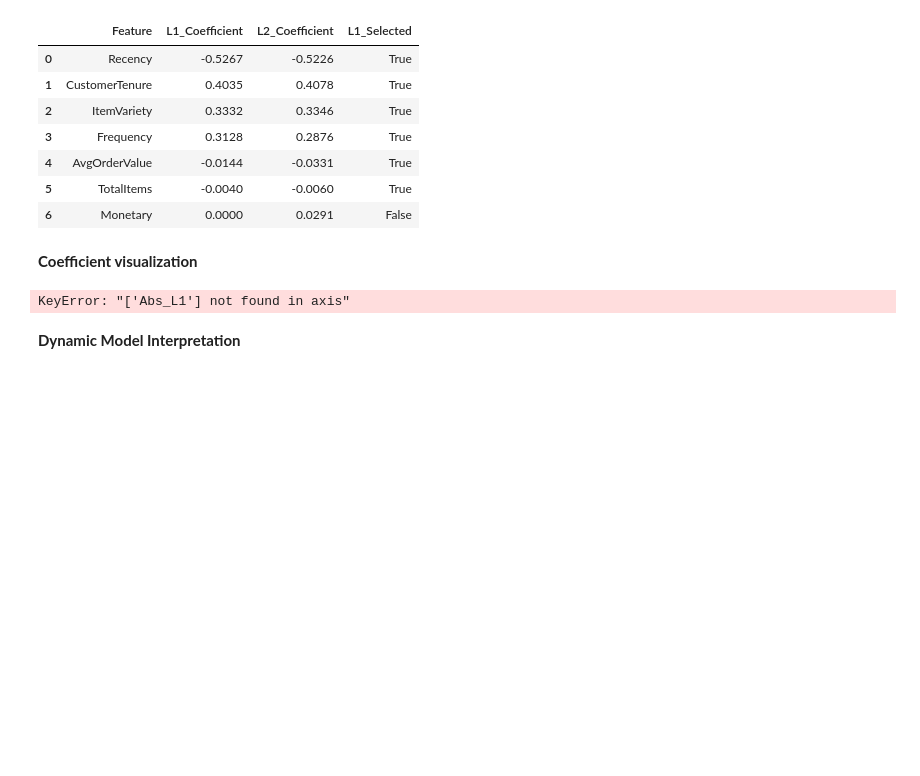
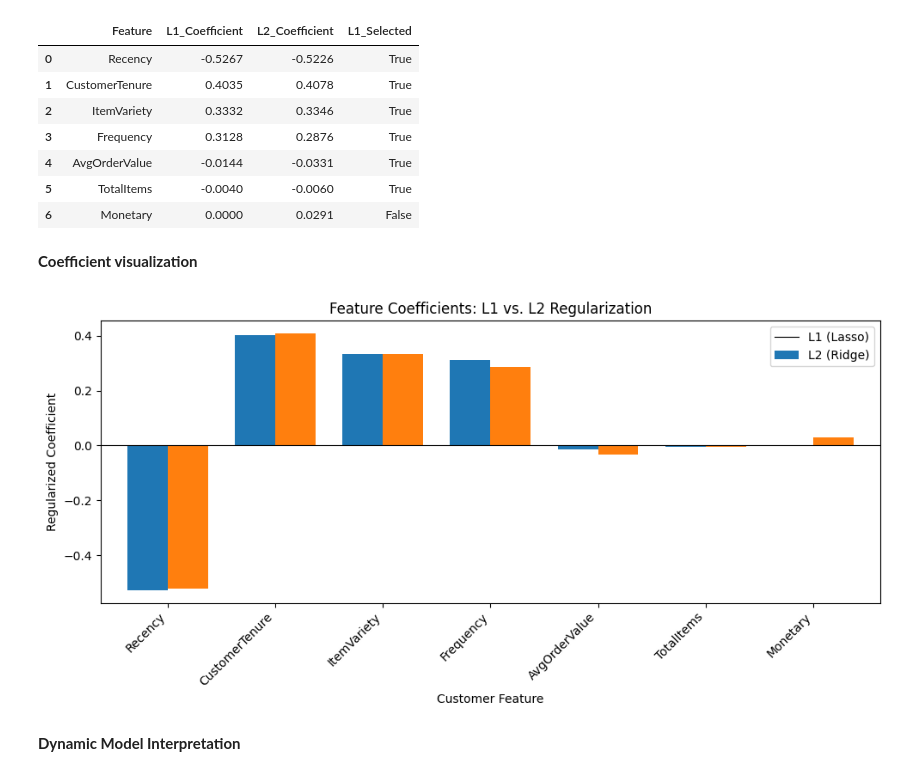
Before and after one commit to bahmedx/730, a Jupyter notebook: Predictive_Modeling_in_Marketing_Analytics.ipynb, the cells around one changed output. Drawn from its saved outputs; the diff is of its cells as text; code cells hidden in the pictures; blank space fills up the shorter version.

```diff
--- a/Predictive_Modeling_in_Marketing_Analytics.ipynb
+++ b/Predictive_Modeling_in_Marketing_Analytics.ipynb
@@ -572,29 +620,47 @@ display(
 # %% [markdown]
 **Coefficient visualization**
 # %%
+# ============================================================
+# COEFFICIENT VISUALIZATION
+# ============================================================
+
 plot_df = (
-    coef_df
-    .drop(columns=["L1_Selected", "Abs_L1"])
+    coef_df[
+        ["Feature", "L1_Coefficient", "L2_Coefficient"]
+    ]
     .set_index("Feature")
 )
 
-plot_df.plot(
+ax = plot_df.plot(
     kind="bar",
-    figsize=(10, 5)
+    figsize=(10, 5),
+    width=0.75
 )
 
 plt.axhline(
     0,
     color="black",
     linewidth=0.8
 )
 
 plt.ylabel("Regularized Coefficient")
-plt.title("L1 vs. L2 Regularized Logistic Regression Coefficients")
-plt.xticks(rotation=45, ha="right")
+plt.xlabel("Customer Feature")
+plt.title(
+    "Feature Coefficients: L1 vs. L2 Regularization"
+)
+
+plt.xticks(
+    rotation=45,
+    ha="right"
+)
+
+plt.legend(
+    ["L1 (Lasso)", "L2 (Ridge)"]
+)
+
 plt.tight_layout()
 plt.show()
 # %% [output]
-KeyError: "['Abs_L1'] not found in axis"
+[figure, added]
 # %% [markdown]
 **Dynamic Model Interpretation**
```
Also changed, not shown: parts of 7 cells of this notebook.
